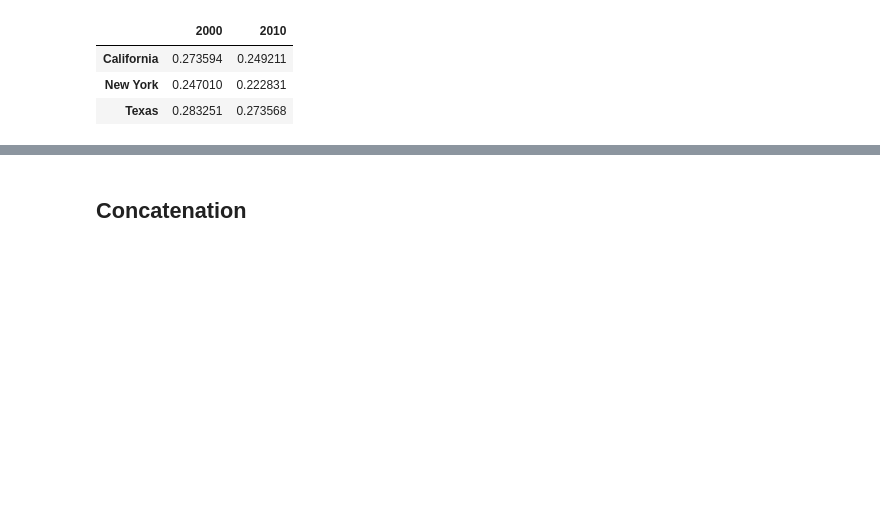
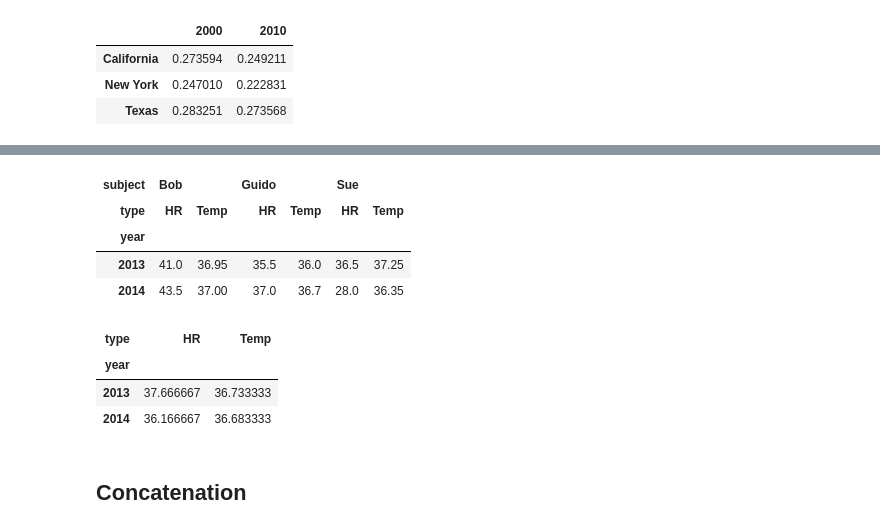
Before and after one commit to konstantinos-giannakopoulos/Python_Data_Science, a Jupyter notebook: Pandas_examples.ipynb, the cells around one changed output, grey strips where cells are left out. Drawn from its saved outputs; the diff is of its cells as text; code cells hidden in the pictures; blank space fills up the shorter version.

```diff
--- a/Pandas_examples.ipynb
+++ b/Pandas_examples.ipynb
@@ -808,3 +1065,19 @@ f_u18.unstack()
+# %%
+data_mean = health_data.mean(level='year')
+data_mean
+# %% [output]
+| subject | Bob |  | Guido |  | Sue |  |
+| type | HR | Temp | HR | Temp | HR | Temp |
+| year |  |  |  |  |  |  |
+| 2013 | 41.0 | 36.95 | 35.5 | 36.0 | 36.5 | 37.25 |
+| 2014 | 43.5 | 37.00 | 37.0 | 36.7 | 28.0 | 36.35 |
+# %%
+data_mean.mean(axis=1, level='type')
+# %% [output]
+| type | HR | Temp |
+| year |  |  |
+| 2013 | 37.666667 | 36.733333 |
+| 2014 | 36.166667 | 36.683333 |
 # %% [markdown]
 ## Concatenation
 # %% [markdown]
```
Also changed, not shown: parts of 25 cells of this notebook.
